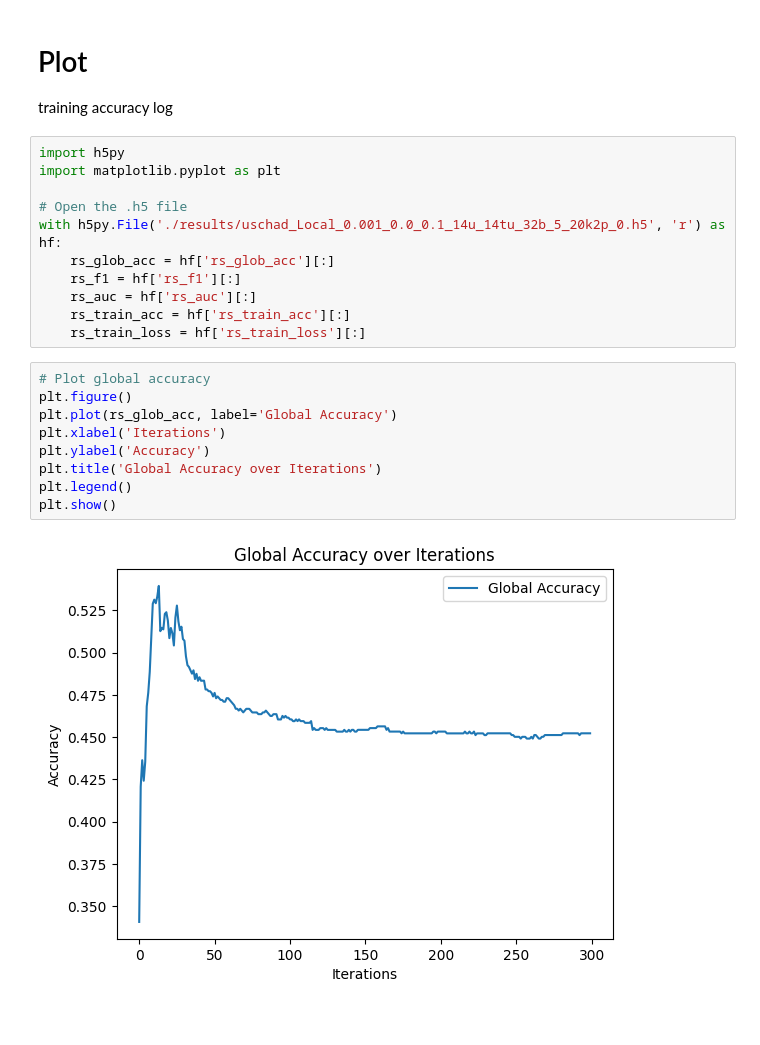
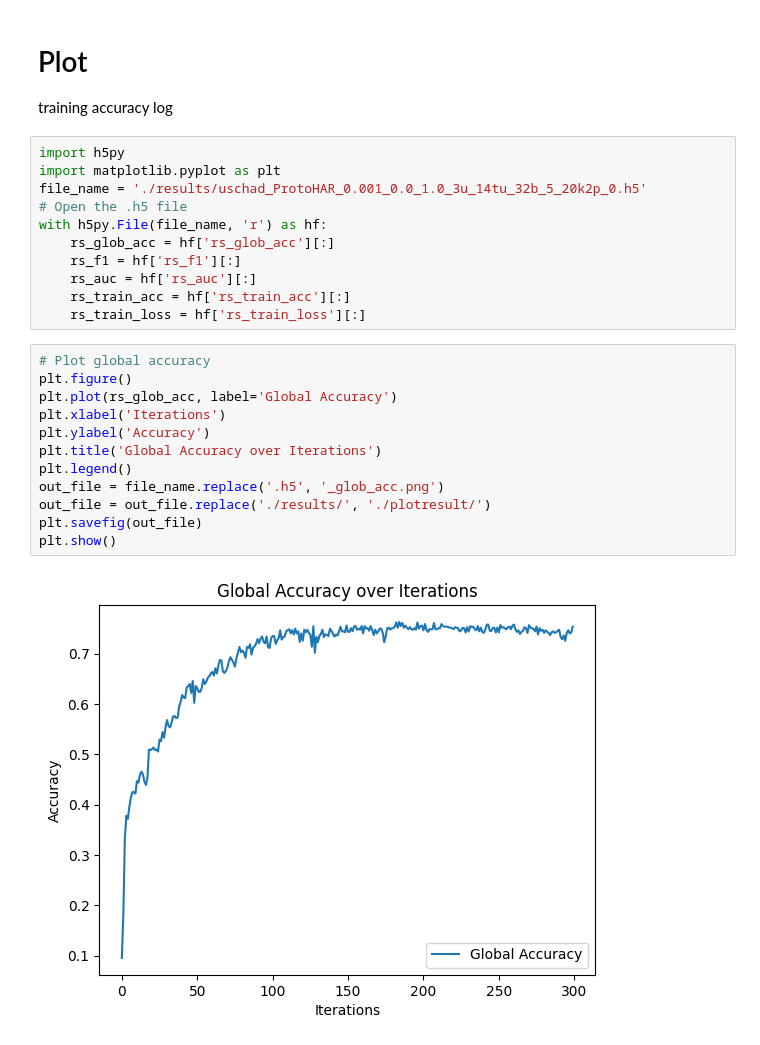
Before and after one commit to h-khayami/Fed_Sem_HAR, a Jupyter notebook: plot.ipynb, the cells around one changed output. Saved outputs shown, nothing was run; the diff lists cells and outputs as text.

Commit message:
trained on USCHAD using all algorithms

```diff
--- a/plot.ipynb
+++ b/plot.ipynb
@@ -4,9 +4,9 @@ training accuracy log
 # %%
 import h5py
 import matplotlib.pyplot as plt
-
+file_name = './results/uschad_ProtoHAR_0.001_0.0_1.0_3u_14tu_32b_5_20k2p_0.h5'
 # Open the .h5 file
-with h5py.File('./results/uschad_Local_0.001_0.0_0.1_14u_14tu_32b_5_20k2p_0.h5', 'r') as hf:
+with h5py.File(file_name, 'r') as hf:
     rs_glob_acc = hf['rs_glob_acc'][:]
     rs_f1 = hf['rs_f1'][:]
     rs_auc = hf['rs_auc'][:]
@@ -15,14 +15,17 @@ with h5py.File('./results/uschad_Local_0.001_0.0_0.1_14u_14tu_32b_5_20k2p_0.h5',
 # %%
 # Plot global accuracy
 plt.figure()
 plt.plot(rs_glob_acc, label='Global Accuracy')
 plt.xlabel('Iterations')
 plt.ylabel('Accuracy')
 plt.title('Global Accuracy over Iterations')
 plt.legend()
+out_file = file_name.replace('.h5', '_glob_acc.png')
+out_file = out_file.replace('./results/', './plotresult/')
+plt.savefig(out_file)
 plt.show()
 # %% [output]
-[figure, old version]
+[figure, new version]
 # %%
 
 # Plot F1 score
```
Also changed, not shown: parts of 4 cells of this notebook, 44 other files.
